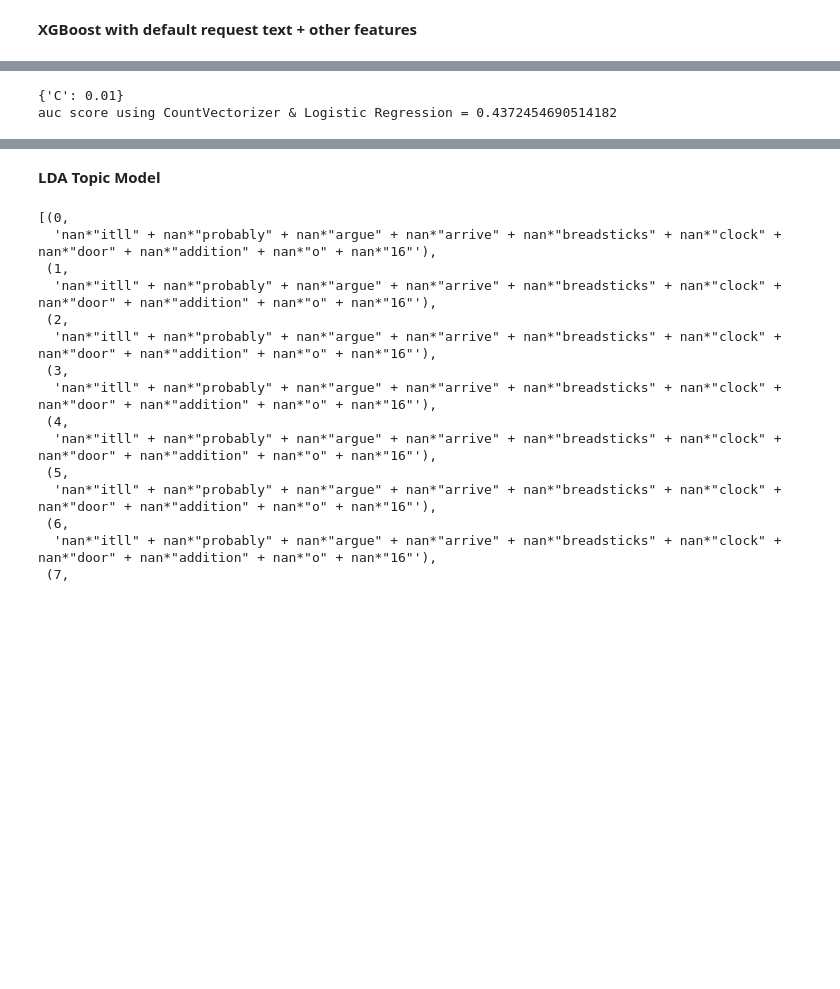
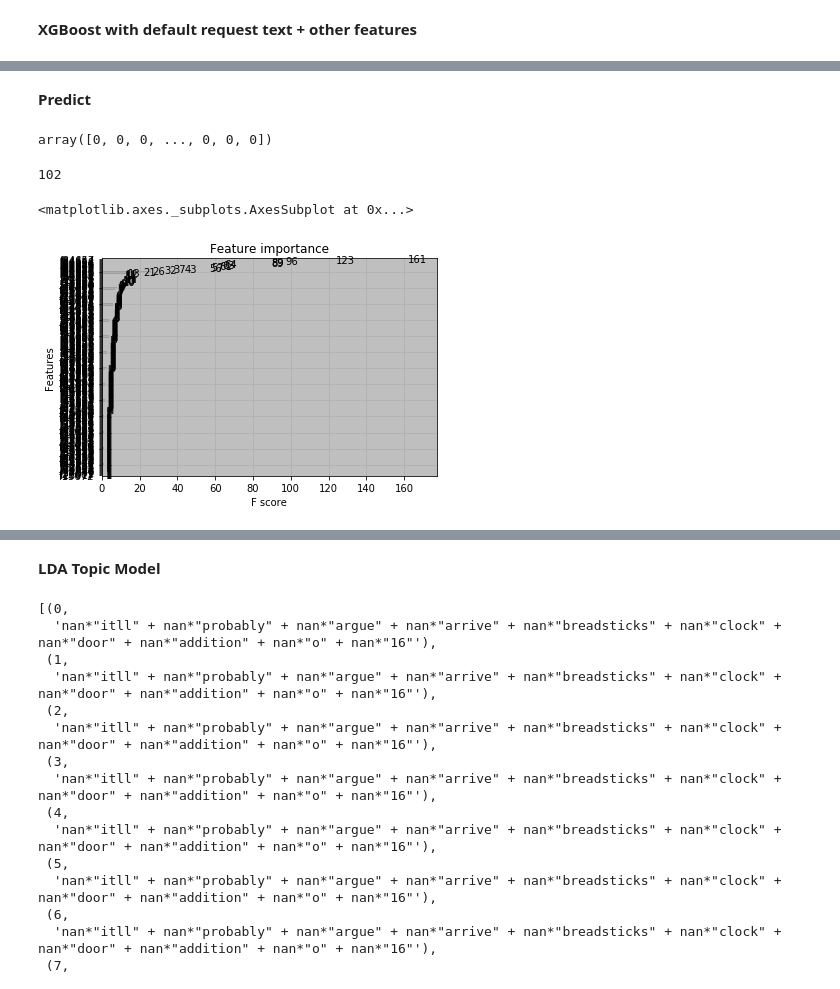
Before and after one commit to W207-Final-Project/feature_engineering, a Jupyter notebook: project_4_preliminary_SH.ipynb, the cells around one changed output, grey strips where cells are left out. Saved outputs shown, nothing was run; the diff lists cells and outputs as text; code cells hidden in the pictures; blank space fills up the shorter version.

```diff
--- a/project_4_preliminary_SH.ipynb
+++ b/project_4_preliminary_SH.ipynb
@@ -361,3 +310,0 @@ test
-# %%
-x = better_preprocessor(test)
-x
@@ -453,6 +418,9 @@ train_feature['length_of_title'] = train_data_df['request_title'].map(lambda x:
 #inspired by the paper, How to Ask for a Favor: A Case Study on the Success of Altruistic Requests, Tim Althoff et al
 train_feature['first_half_of_month'] = train_data_df['datetime_request'].dt.day.map(lambda x: 1 if x <= 15 else 0)
 
+#add feature showing gratitude
+train_feature['shown_gratitude'] = train_data_df['request_text_edit_aware'].map(lambda x: 1 if ('please' in x.lower()) | ('thank' in x.lower()) | ('appreciate' in x.lower()) else 0)
+
 #replicate for dev data
 dev_feature = dev_data_df[[
        'requester_account_age_in_days_at_request',
@@ -470,6 +438,26 @@ dev_feature = dev_data_df[[
 dev_feature['length_of_request'] = dev_data_df['request_text_edit_aware'].map(lambda x: len(x))
 dev_feature['length_of_title'] = dev_data_df['request_title'].map(lambda x: len(x))
 dev_feature['first_half_of_month'] = dev_data_df['datetime_request'].dt.day.map(lambda x: 1 if x <= 15 else 0)
+dev_feature['shown_gratitude'] = dev_data_df['request_text_edit_aware'].map(lambda x: 1 if ('please' in x.lower()) | ('thank' in x.lower()) | ('appreciate' in x.lower()) else 0)
+
+#replicate for dev data
+test_feature = test_data_df[[
+       'requester_account_age_in_days_at_request',
+       'requester_days_since_first_post_on_raop_at_request',
+       'requester_number_of_comments_at_request',
+       'requester_number_of_comments_in_raop_at_request',
+       'requester_number_of_posts_at_request',
+       'requester_number_of_posts_on_raop_at_request',
+       'requester_number_of_subreddits_at_request',
+#        'requester_subreddits_at_request',
+       'requester_upvotes_minus_downvotes_at_request',
+       'requester_upvotes_plus_downvotes_at_request', 'month_request',
+       'week_request','weekday_request', 'hour_request']]
+
+test_feature['length_of_request'] = test_data_df['request_text_edit_aware'].map(lambda x: len(x))
+test_feature['length_of_title'] = test_data_df['request_title'].map(lambda x: len(x))
+test_feature['first_half_of_month'] = test_data_df['datetime_request'].dt.day.map(lambda x: 1 if x <= 15 else 0)
+test_feature['shown_gratitude'] = test_data_df['request_text_edit_aware'].map(lambda x: 1 if ('please' in x.lower()) | ('thank' in x.lower()) | ('appreciate' in x.lower()) else 0)
 # %% [output]
 A value is trying to be set on a copy of a slice from a DataFrame.
 Try using .loc[row_indexer,col_indexer] = value instead
@@ -492,9 +480,10 @@ See the caveats in the documentation: http://pandas.pydata.org/pandas-docs/stabl
 import xgboost as xgb
 
 # create request text features
-vectorizer1 = CountVectorizer(preprocessor = better_preprocessor)
+vectorizer1 = CountVectorizer(preprocessor = better_preprocessor, ngram_range=(2,2))
 train_req_bag_of_words = vectorizer1.fit_transform(train_data_df.request_text_edit_aware)
 dev_req_bag_of_words = vectorizer1.transform(dev_data_df.request_text_edit_aware)
+test_req_bag_of_words = vectorizer1.transform(test_data_df.request_text_edit_aware)
 
 # # create request text features
 # vectorizer2 = CountVectorizer(preprocessor = better_preprocessor)
@@ -511,20 +500,20 @@ dev_req_bag_of_words = vectorizer1.transform(dev_data_df.request_text_edit_aware
 dtrain = xgb.DMatrix(sparse.hstack((train_req_bag_of_words
                            , train_feature
                           )), train_labels)
-dtest = xgb.DMatrix(sparse.hstack((dev_req_bag_of_words
+ddev = xgb.DMatrix(sparse.hstack((dev_req_bag_of_words
                          , dev_feature
                         )) , dev_labels)
 
 #booster parameter
-param = {'max_depth': 2, 'eta': 0.1, 'silent': 1, 'objective': 'binary:logistic'
-         , 'scale_pos_weight': 1, 'colsample_bytree': 1, 'subsample': 1, 'gamma': 5}
+param = {'max_depth': 7, 'eta': 0.1, 'silent': 1, 'objective': 'binary:logistic'
+         , 'scale_pos_weight': 1, 'colsample_bytree': 1, 'subsample': 1, 'gamma': 2}
 param['nthread'] = 4
 param['eval_metric'] = 'auc'
 
 #specify validation set to watch performance
-evallist = [(dtest, 'eval'), (dtrain, 'train')]
+evallist = [(ddev, 'eval'), (dtrain, 'train')]
 
 #train model
-num_round = 500
+num_round = 1000
 bst = xgb.train(param.items(), dtrain, num_round, evallist, early_stopping_rounds=20)
 # %% [output]
@@ -554,24 +541,2 @@ __Testing using only date time features__
-# %%
-train_set = dt_dummies(train_data_df)
-
-dev_set = dt_dummies(dev_data_df)
-
-# create LR
-LR_1 = LogisticRegression()
-
-# test the best value for C
-parameters = {'C': np.linspace(0.01, 10, 100)}
-
-# create GridSearchCV to find the best C
-clf = GridSearchCV(LR_1, parameters)
-
-# # train the MultinomialNB
-clf.fit(train_set, train_labels)
-
-pred_dev_prob = clf.predict_proba(dev_set)[:,0]
-
-print(clf.best_params_)
-print("auc score using CountVectorizer & Logistic Regression = {}".format(roc_auc_score(dev_labels, pred_dev_prob, average='micro')))
-# %% [output]
-{'C': 0.01}
-auc score using CountVectorizer & Logistic Regression = 0.4372454690514182
+# %% [markdown]
+**Predict**
@@ -577,0 +549,13 @@ auc score using CountVectorizer & Logistic Regression = 0.4372454690514182
+# %%
+(pred > 0.5).astype(int)
+# %% [output]
+array([0, 0, 0, ..., 0, 0, 0])
+# %%
+(pred > 0.5).astype(int).sum()
+# %% [output]
+102
+# %%
+xgb.plot_importance(bst)
+# %% [output]
+<matplotlib.axes._subplots.AxesSubplot at 0x...>
+[figure, added]
```
Also changed, not shown: parts of 20 cells of this notebook.
